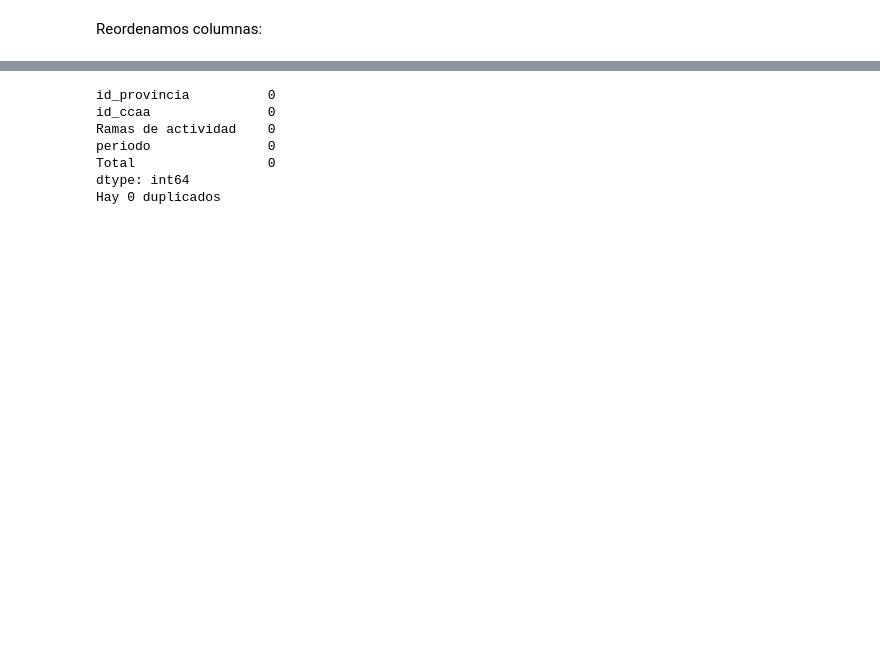
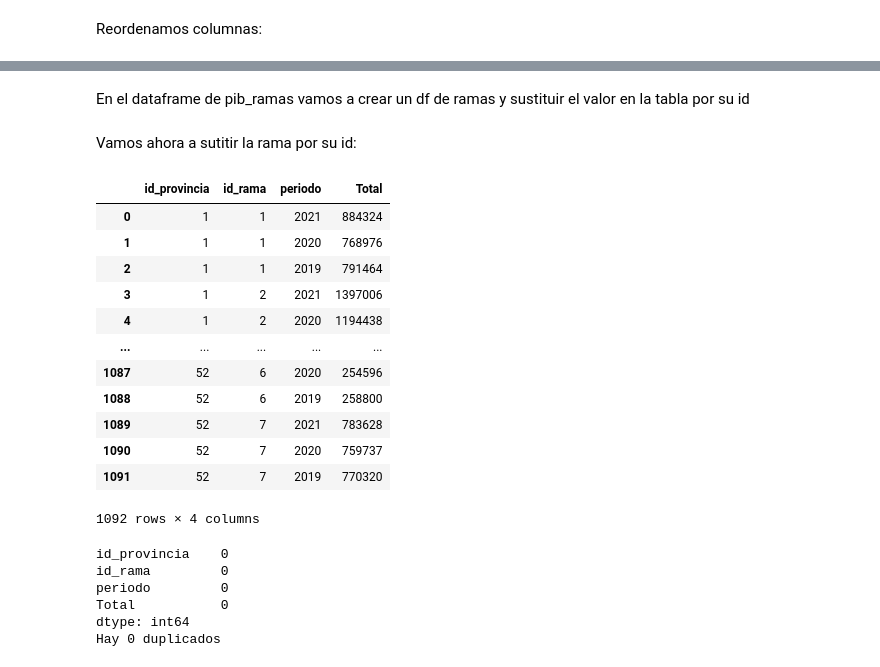
Before and after one commit to elenacano/laboratorio-modulo5-leccion01-elt-extraccion, a Jupyter notebook: laboratorio-modulo5-leccion02-etl-transformacion.ipynb, the cells around one changed output, grey strips where cells are left out. Saved outputs shown, nothing was run; the diff lists cells and outputs as text; code cells hidden in the pictures; blank space fills up the shorter version.

```diff
--- a/laboratorio-modulo5-leccion02-etl-transformacion.ipynb
+++ b/laboratorio-modulo5-leccion02-etl-transformacion.ipynb
@@ -507,15 +522,46 @@ df_filtrado = df_filtrado.reindex(columns=[ 'id_provincia', 'id_ccaa', 'Ramas de
+# %%
+df_pib_ramas = df_filtrado[~filtro_ramas]
+# %% [markdown]
+En el dataframe de pib_ramas vamos a crear un df de ramas y sustituir el valor en la tabla por su id
+# %%
+df_ramas = pd.DataFrame(df_pib_ramas["Ramas de actividad"].unique())
+df_ramas.index += 1
+df_ramas.reset_index(inplace=True)
+df_ramas.rename(columns={"index":"id_rama", 0:"nombre"}, inplace=True)
+df_ramas.to_csv("datos/DataFrameFinales/df_ramas.csv")
+# %% [markdown]
+Vamos ahora a sutitir la rama por su id:
+# %%
+df_pib_ramas = df_pib_ramas.merge(how="left", right =df_ramas, left_on="Ramas de actividad", right_on="nombre").drop(columns=["Ramas de actividad", "nombre"])
+# %%
+df_pib_ramas=df_pib_ramas.reindex(columns=['id_provincia', 'id_rama', 'periodo', 'Total'])
+# %%
+df_pib_ramas
+# %% [output]
+|  | id_provincia | id_rama | periodo | Total |
+| 0 | 1 | 1 | 2021 | 884324 |
+| 1 | 1 | 1 | 2020 | 768976 |
+| 2 | 1 | 1 | 2019 | 791464 |
+| 3 | 1 | 2 | 2021 | 1397006 |
+| 4 | 1 | 2 | 2020 | 1194438 |
+| ... | ... | ... | ... | ... |
+| 1087 | 52 | 6 | 2020 | 254596 |
+| 1088 | 52 | 6 | 2019 | 258800 |
+| 1089 | 52 | 7 | 2021 | 783628 |
+| 1090 | 52 | 7 | 2020 | 759737 |
+| 1091 | 52 | 7 | 2019 | 770320 |
+1092 rows × 4 columns
 # %%
 # Comprobamos que no haya nulos
-print(df_filtrado.isna().sum())
+print(df_pib_ramas.isna().sum())
 
 # Comprobamos que no haya duplicados
-print(f"Hay {df_filtrado.duplicated().sum()} duplicados")
+print(f"Hay {df_pib_ramas.duplicated().sum()} duplicados")
 # %% [output]
-id_provincia          0
-id_ccaa               0
-Ramas de actividad    0
-periodo               0
-Total                 0
+id_provincia    0
+id_rama         0
+periodo         0
+Total           0
 dtype: int64
 Hay 0 duplicados
 # %%
```
Also changed, not shown: parts of 11 cells of this notebook, 31 other files.
